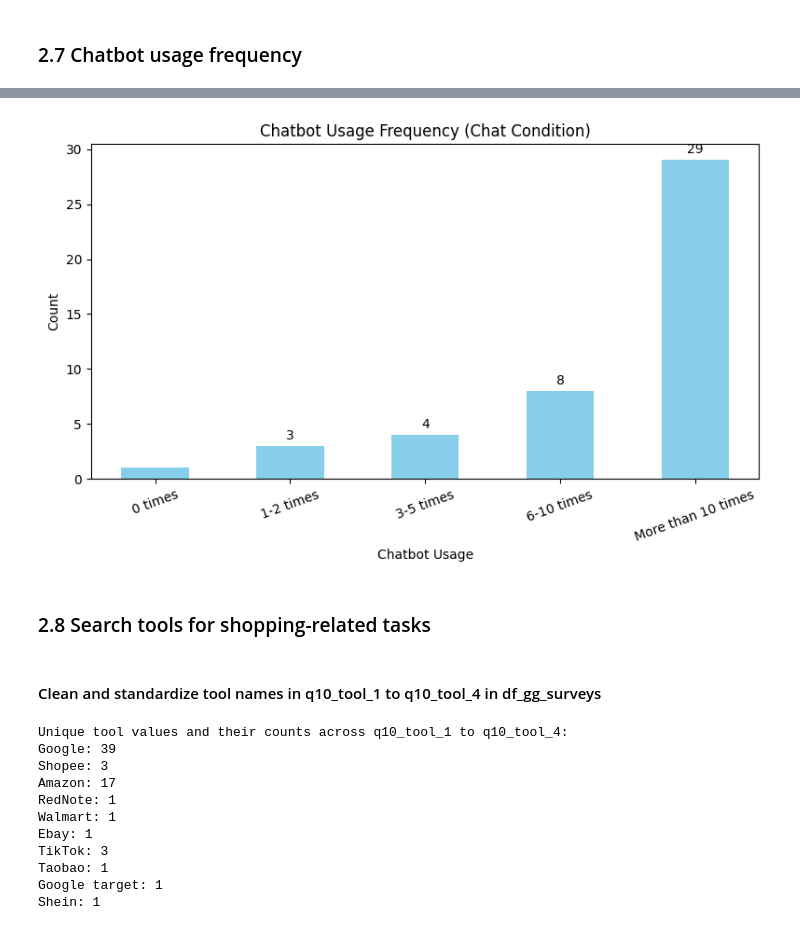
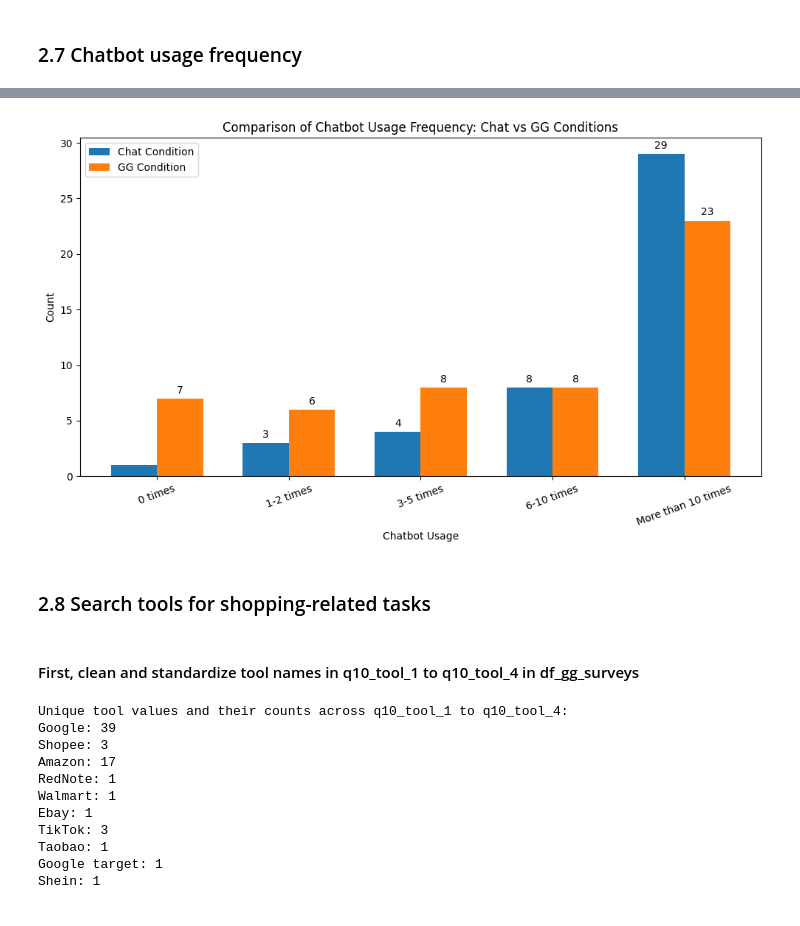
Before and after one commit to kaki1995/Advanced-Project-Study-TUM-GG-Istanbul, a Jupyter notebook: exploratory_analysis_visualization.ipynb, the cells around one changed output, grey strips where cells are left out. Saved outputs shown, nothing was run; the diff lists cells and outputs as text; code cells hidden in the pictures.

```diff
--- a/exploratory_analysis_visualization.ipynb
+++ b/exploratory_analysis_visualization.ipynb
@@ -403,32 +440,54 @@ plt.show()
 # %%
-# Bar chart for q9_chatbot_usage in df_chat_surveys with custom order and annotation for count >= 2
+# Bar chart comparing q9_chatbot_usage for chat and gg conditions, with custom order and annotations
 custom_usage_order = ["0 times", "1-2 times", "3-5 times", "6-10 times", "More than 10 times"]
+
+# Prepare data for Chat condition
 df_chat_surveys['q9_chatbot_usage'] = df_chat_surveys['q9_chatbot_usage'].fillna('Not specified')
-usage_counts = df_chat_surveys['q9_chatbot_usage'].value_counts().reindex(custom_usage_order, fill_value=0)
-bar_width = 0.5
+usage_counts_chat = df_chat_surveys['q9_chatbot_usage'].value_counts().reindex(custom_usage_order, fill_value=0)
+
+# Prepare data for GG condition
+df_gg_surveys['q9_chatbot_usage'] = df_gg_surveys['q9_chatbot_usage'].fillna('Not specified')
+usage_counts_gg = df_gg_surveys['q9_chatbot_usage'].value_counts().reindex(custom_usage_order, fill_value=0)
+
+# Plotting
+bar_width = 0.35
 x = range(len(custom_usage_order))
-plt.figure(figsize=(8,5))
-bars = plt.bar(x, usage_counts, width=bar_width, color='skyblue')
-plt.xticks(x, custom_usage_order, rotation=20)
+
+plt.figure(figsize=(10,6))
+bars1 = plt.bar(x, usage_counts_chat, width=bar_width, label='Chat Condition')
+bars2 = plt.bar([i + bar_width for i in x], usage_counts_gg, width=bar_width, label='GG Condition')
+plt.xticks([i + bar_width/2 for i in x], custom_usage_order, rotation=20)
 plt.xlabel('Chatbot Usage')
 plt.ylabel('Count')
-plt.title('Chatbot Usage Frequency (Chat Condition)')
-for idx, bar in enumerate(bars):
+plt.title('Comparison of Chatbot Usage Frequency: Chat vs GG Conditions')
+plt.legend()
+
+for bar in bars1:
     height = bar.get_height()
     if height >= 2:
         plt.annotate(f'{int(height)}',
-                     xy=(bar.get_x() + bar.get_width() / 2, height),
-                     xytext=(0, 3),
-                     textcoords="offset points",
-                     ha='center', va='bottom', fontsize=10)
+                    xy=(bar.get_x() + bar.get_width() / 2, height),
+                    xytext=(0, 3),
+                    textcoords="offset points",
+                    ha='center', va='bottom', fontsize=10)
+
+for bar in bars2:
+    height = bar.get_height()
+    if height >= 2:
+        plt.annotate(f'{int(height)}',
+                    xy=(bar.get_x() + bar.get_width() / 2, height),
+                    xytext=(0, 3),
+                    textcoords="offset points",
+                    ha='center', va='bottom', fontsize=10)
+
 plt.tight_layout()
 plt.show()
 # %% [output]
-[figure, old version]
+[figure, new version]
 # %% [markdown]
 ### 2.8 Search tools for shopping-related tasks
 # %% [markdown]
-#### Clean and standardize tool names in q10_tool_1 to q10_tool_4 in df_gg_surveys
+#### First, clean and standardize tool names in q10_tool_1 to q10_tool_4 in df_gg_surveys
 # %%
 # List unique values and their counts for q10_tool_1 to q10_tool_4 in df_gg_surveys
 tools = []
```
Also changed, not shown: parts of 7 cells of this notebook.
